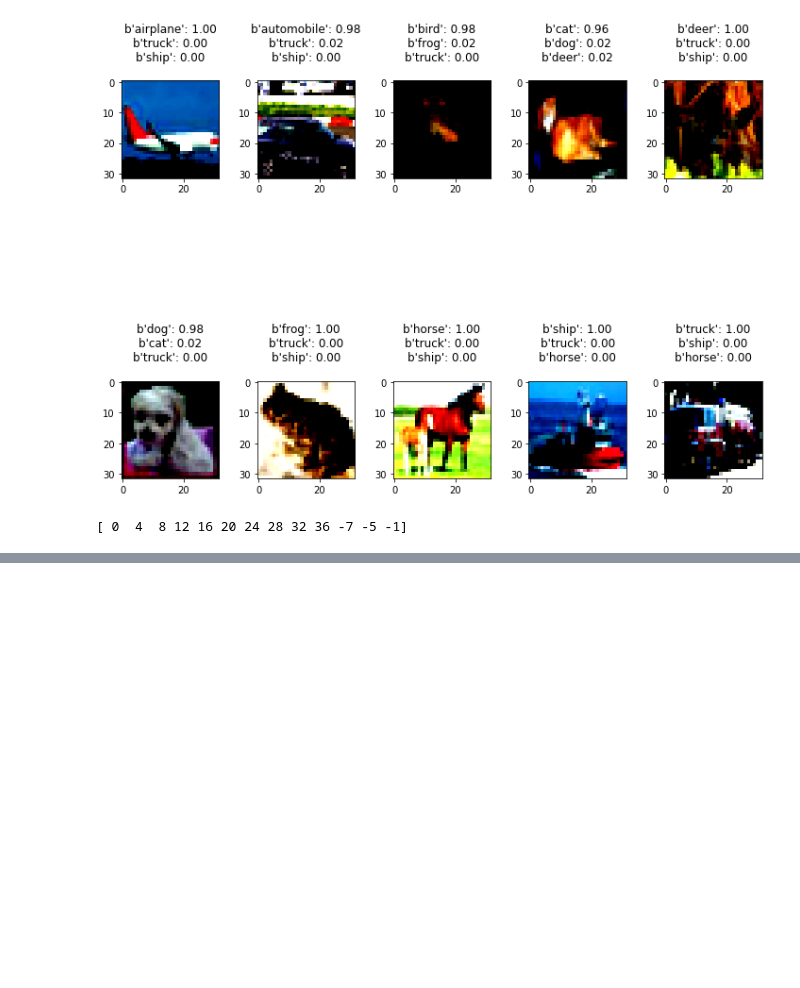
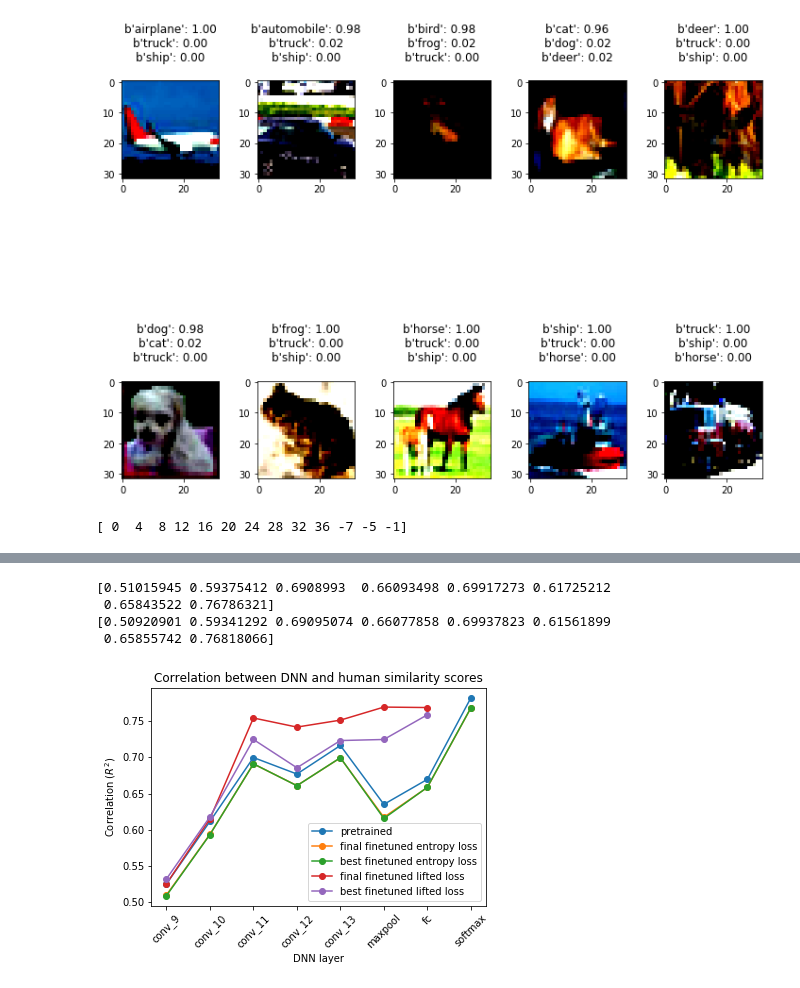
Before and after one commit to slala2121/Triplet-net-keras, a Jupyter notebook: cifar10_vgg.ipynb, the cells around one changed output, grey strips where cells are left out. Drawn from its saved outputs; the diff is of its cells as text; code cells hidden in the pictures; blank space fills up the shorter version.

Commit message:
in progress: extension to human sim data

```diff
--- a/cifar10_vgg.ipynb
+++ b/cifar10_vgg.ipynb
@@ -1081,3 +1095,47 @@ plt.savefig(os.path.join(prefix_model_path,'best_vs_final_model_corr_score_by_la
+# %%
+# compare the correlations across the layers
+
+prefix_model_path=os.path.join('.','Colab Notebooks','cifar10')
+# layer_names_by_indices=['softmax','fc','maxpool','final_conv','penultimate_conv']
+layer_names_by_indices=['conv_9','conv_10','conv_11','conv_12','conv_13','maxpool','fc','softmax']
+
+
+plt.figure()
+# baseline
+corr_scores=np.load(os.path.join(prefix_model_path,'pretrained_vgg','final_complete_corr_coeff_by_layer.npy'))
+plt.plot(np.arange(len(layer_names_by_indices)),corr_scores,label='pretrained',marker='o')
+
+corr_scores=np.load(os.path.join(prefix_model_path,'entropy_vgg_True_0.0001_saved_models','final_complete_corr_coeff_by_layer.npy'))
+plt.plot(np.arange(len(layer_names_by_indices)),corr_scores,label='final finetuned entropy loss',marker='o')
+
+corr_scores=np.load(os.path.join(prefix_model_path,'entropy_vgg_True_0.0001_saved_models','best_complete_corr_coeff_by_layer.npy'))
+plt.plot(np.arange(len(layer_names_by_indices)),corr_scores,label='best finetuned entropy loss',marker='o')
+
+corr_scores=np.load(os.path.join(prefix_model_path,'lifted_vgg_True_0.0001_saved_models','final_complete_corr_coeff_by_layer.npy'))
+plt.plot(np.arange(len(layer_names_by_indices)-1),corr_scores,label='final finetuned lifted loss',marker='o')
+
+corr_scores=np.load(os.path.join(prefix_model_path,'lifted_vgg_True_0.0001_saved_models','best_complete_corr_coeff_by_layer.npy'))
+plt.plot(np.arange(len(layer_names_by_indices)-1),corr_scores,label='best finetuned lifted loss',marker='o')
+
+# corr_scores=np.load(os.path.join(prefix_model_path,'lifted_vgg_False_0.0001_saved_models','final_complete_corr_coeff_by_layer.npy'))
+# plt.plot(np.arange(len(layer_names_by_indices)-1),corr_scores,label='final scratch lifted loss',marker='o')
+
+# corr_scores=np.load(os.path.join(prefix_model_path,'lifted_vgg_False_0.0001_saved_models','best_complete_corr_coeff_by_layer.npy'))
+# plt.plot(np.arange(len(layer_names_by_indices)-1),corr_scores,label='best scratch entropy loss',marker='o')
+
+plt.title('Correlation between DNN and human similarity scores')
+plt.xlabel('DNN layer')
+plt.xticks(np.arange(len(layer_names_by_indices)),layer_names_by_indices,rotation=45)
+plt.ylabel('Correlation ($R^{2}$)')
+plt.legend(loc='lower right')
+
+plt.savefig(os.path.join(prefix_model_path,'results','all_model_complete_corr_score_by_layer_comparison_sans_scratch'))
+# %% [output]
+[0.51015945 0.59375412 0.6908993  0.66093498 0.69917273 0.61725212
+ 0.65843522 0.76786321]
+[0.50920901 0.59341292 0.69095074 0.66077858 0.69937823 0.61561899
+ 0.65855742 0.76818066]
+[figure, added]
 # %%
 # compare recall k curves
 
```
Also changed, not shown: parts of 13 cells of this notebook.
